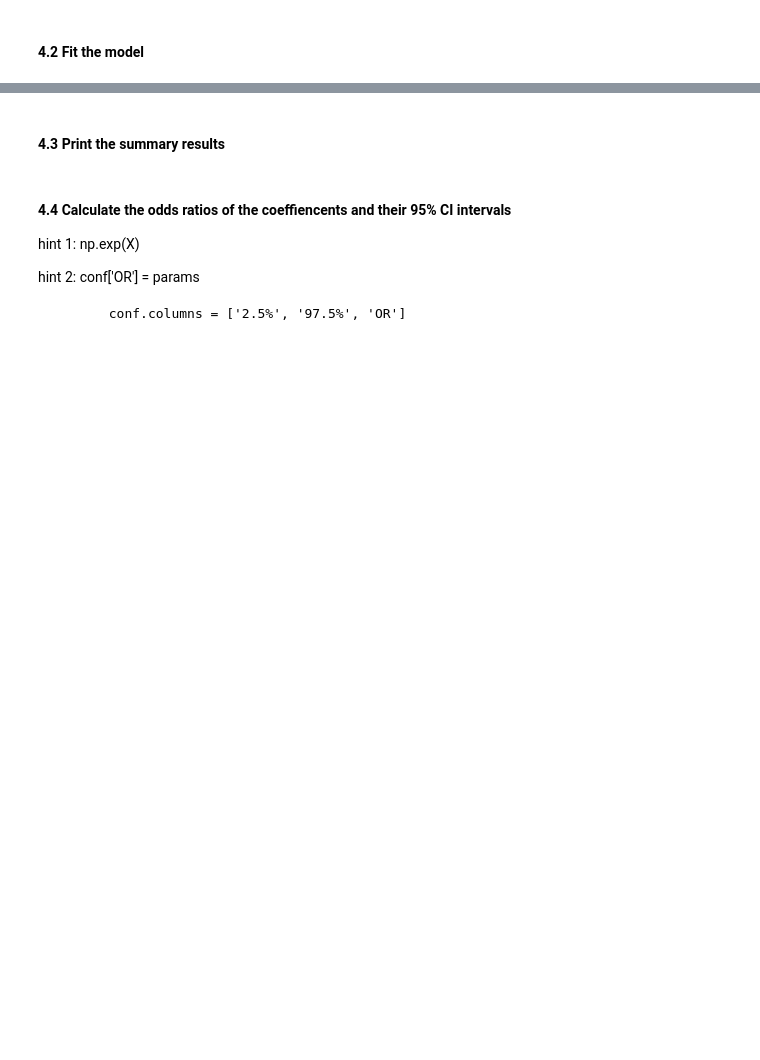
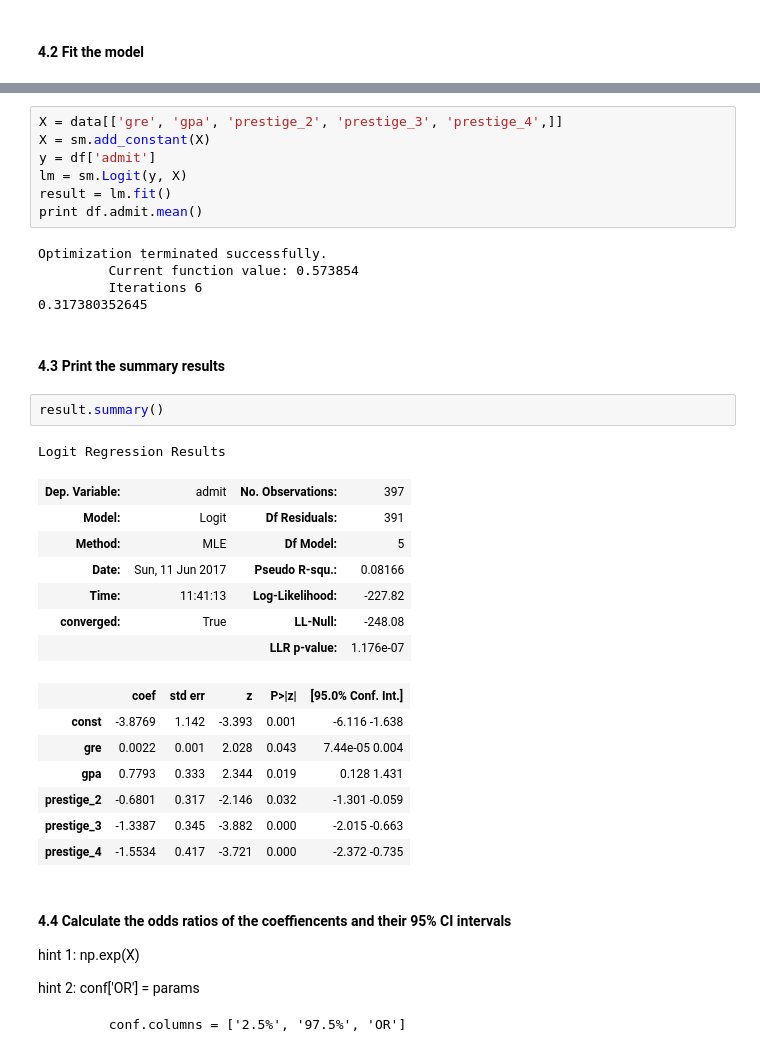
Before and after one commit to schmeline/datasciencelauren, a Jupyter notebook: projects/project-3/starter-code/project3-eline.ipynb, the cells around one changed output, grey strips where cells are left out. Cells and saved outputs as stored; diff of their text form; blank space fills up the shorter version.

```diff
--- a/projects/project-3/starter-code/project3-eline.ipynb
+++ b/projects/project-3/starter-code/project3-eline.ipynb
@@ -173,5 +171,35 @@ train_cols =
+# %%
+X = data[['gre', 'gpa', 'prestige_2', 'prestige_3', 'prestige_4',]]
+X = sm.add_constant(X)
+y = df['admit']
+lm = sm.Logit(y, X)
+result = lm.fit()
+print df.admit.mean()
+# %% [output]
+Optimization terminated successfully.
+         Current function value: 0.573854
+         Iterations 6
+0.317380352645
 # %% [markdown]
 #### 4.3 Print the summary results
+# %%
+result.summary()
+# %% [output]
+Logit Regression Results
+| Dep. Variable: | admit | No. Observations: | 397 |
+| Model: | Logit | Df Residuals: | 391 |
+| Method: | MLE | Df Model: | 5 |
+| Date: | Sun, 11 Jun 2017 | Pseudo R-squ.: | 0.08166 |
+| Time: | 11:41:13 | Log-Likelihood: | -227.82 |
+| converged: | True | LL-Null: | -248.08 |
+|  |  | LLR p-value: | 1.176e-07 |
+|  | coef | std err | z | P>|z| | [95.0% Conf. Int.] |
+| const | -3.8769 | 1.142 | -3.393 | 0.001 | -6.116 -1.638 |
+| gre | 0.0022 | 0.001 | 2.028 | 0.043 | 7.44e-05 0.004 |
+| gpa | 0.7793 | 0.333 | 2.344 | 0.019 | 0.128 1.431 |
+| prestige_2 | -0.6801 | 0.317 | -2.146 | 0.032 | -1.301 -0.059 |
+| prestige_3 | -1.3387 | 0.345 | -3.882 | 0.000 | -2.015 -0.663 |
+| prestige_4 | -1.5534 | 0.417 | -3.721 | 0.000 | -2.372 -0.735 |
 # %% [markdown]
 #### 4.4 Calculate the odds ratios of the coeffiencents and their 95% CI intervals
 
```
Also changed, not shown: parts of 33 cells of this notebook, 3 other files.
